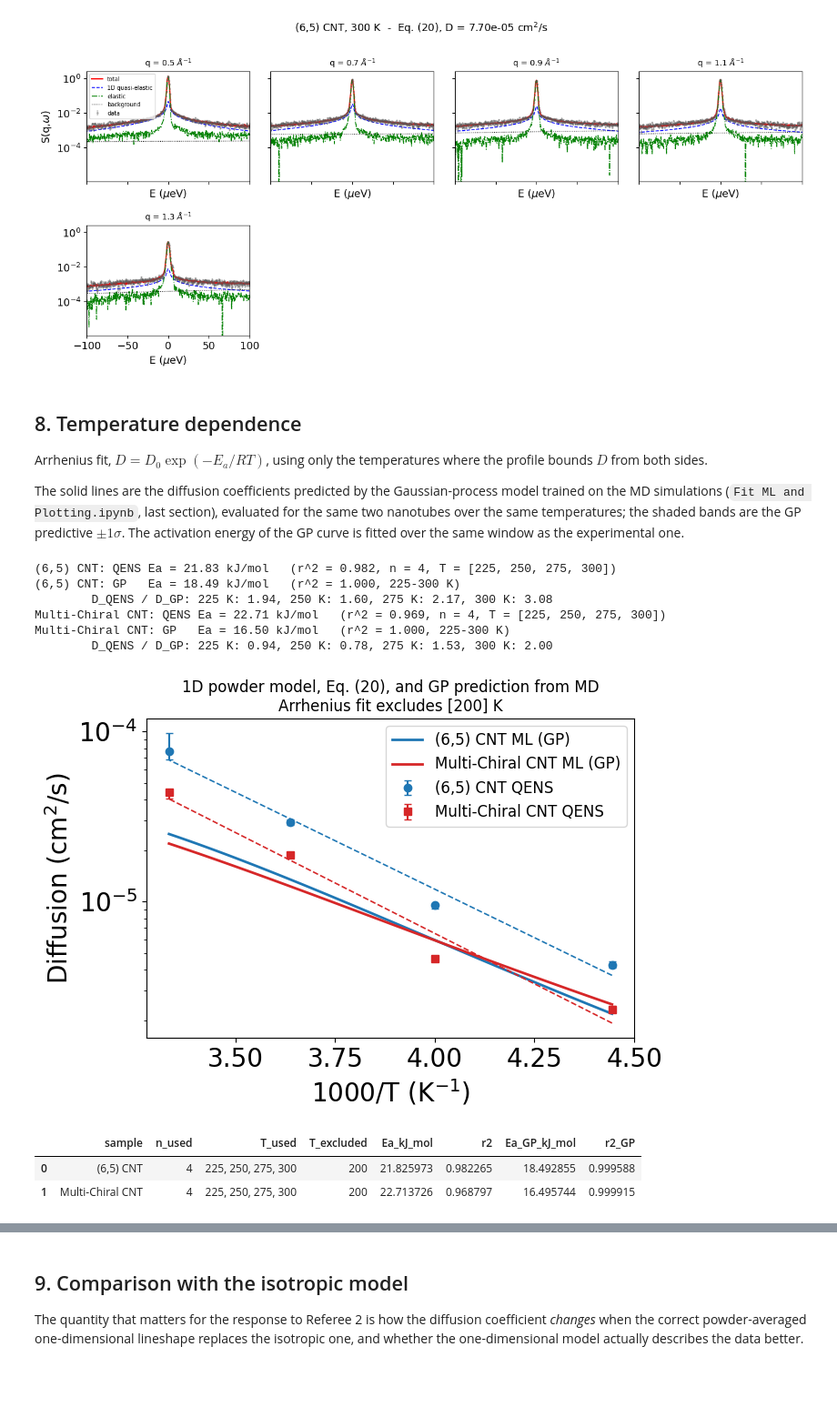
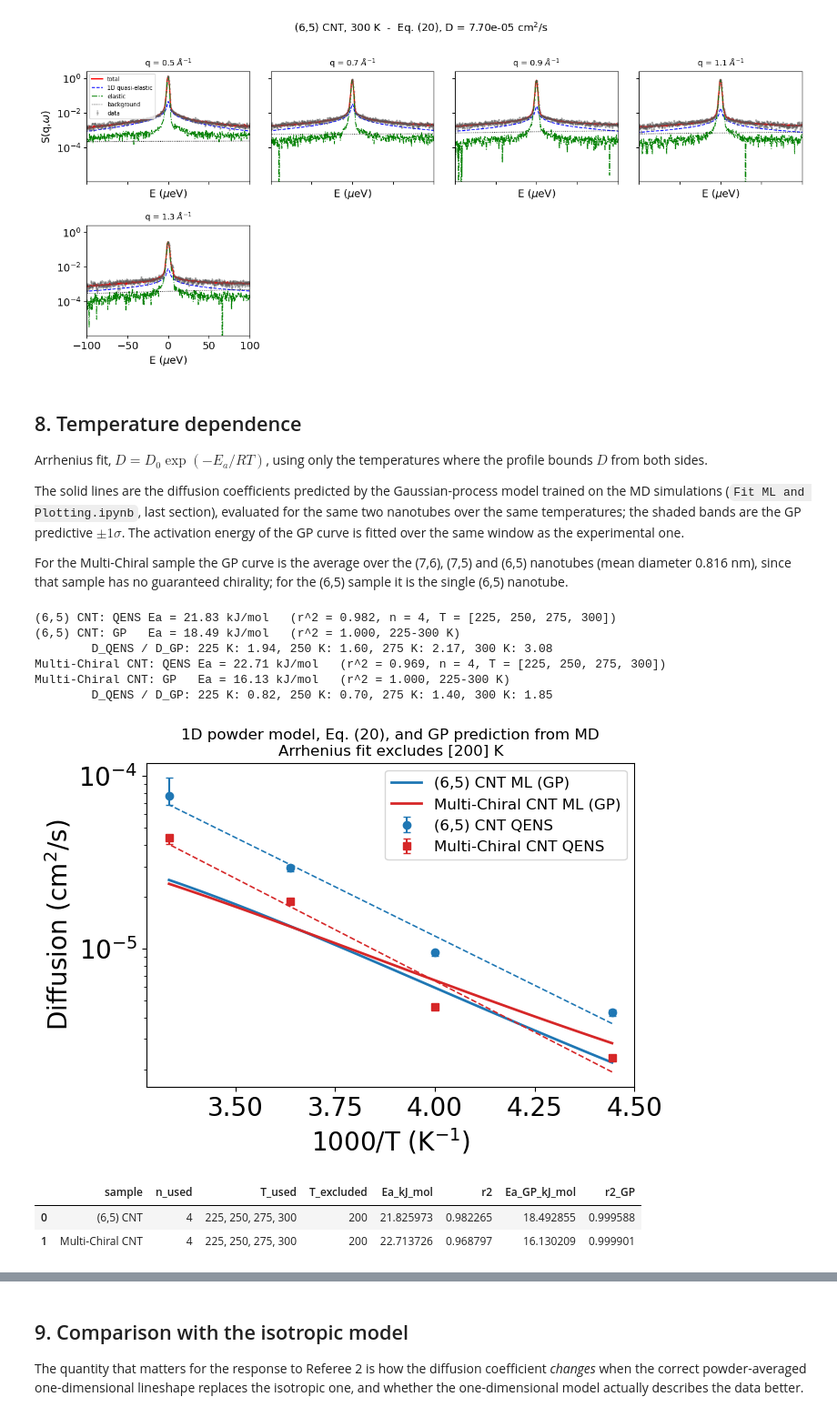
Before and after one commit to huatc/Confined-Water-CNT, a Jupyter notebook: Notebooks/OneD Diffusion QENS Fit.ipynb, the cells around one changed output, grey strips where cells are left out. Shown at 91% size. Cells and saved outputs as stored; diff of their text form; code cells hidden in the pictures; blank space fills up the shorter version.

```diff
--- a/Notebooks/OneD Diffusion QENS Fit.ipynb
+++ b/Notebooks/OneD Diffusion QENS Fit.ipynb
@@ -638,6 +638,10 @@ The solid lines are the diffusion coefficients predicted by the Gaussian-process
 the MD simulations (`Fit ML and Plotting.ipynb`, last section), evaluated for the same two nanotubes
 over the same temperatures; the shaded bands are the GP predictive $\pm 1\sigma$. The activation
 energy of the GP curve is fitted over the same window as the experimental one.
+
+For the Multi-Chiral sample the GP curve is the average over the (7,6), (7,5) and (6,5)
+nanotubes (mean diameter 0.816 nm), since that sample has no guaranteed chirality; for the
+(6,5) sample it is the single (6,5) nanotube.
 # %%
 R_GAS = 8.314  # J/(mol K)
 plt.rcParams.update({'font.size': 20})
@@ -645,7 +649,7 @@ plt.rcParams.update({'font.size': 20})
 # ---- ML prediction: Gaussian-process model trained on the MD dataset ---------
 # Written by the "GP predictions at the QENS geometries" cell at the end of
 # "Fit ML and Plotting.ipynb". The band is the GP predictive +/-1 sigma.
-GP_CSV = Path('../Figures/gp_predicted_D_65_66.csv')
+GP_CSV = Path('../Figures/gp_predicted_D_qens_samples.csv')
 gp_pred = pd.read_csv(GP_CSV) if GP_CSV.exists() else None
 if gp_pred is None:
     print(f'{GP_CSV} not found: run the GP export cell at the end of '
@@ -694,36 +698,36 @@ for sample, (mk, col) in zip(RUNS, (('o', 'tab:blue'), ('s', 'tab:red'))):
                 label=f'{sample} ML (GP)')
         sg = linregress(1/g['T_K'], np.log(g['D_cm2s']))
         Ea_gp = -sg.slope*R_GAS/1000
         rec.update(Ea_GP_kJ_mol=Ea_gp, r2_GP=sg.rvalue**2)
         print(f'{sample}: GP   Ea = {Ea_gp:.2f} kJ/mol   (r^2 = {sg.rvalue**2:.3f}, '
               f'{g["T_K"].min():.0f}-{g["T_K"].max():.0f} K)')
         # QENS / GP ratio at each measured temperature
         D_gp_at_T = g.set_index('T_K')['D_cm2s'].reindex(used['T'].astype(float).values).values
         ratio = used['D_1d_cm2s'].values / D_gp_at_T
         print('        D_QENS / D_GP: ' +
               ', '.join(f'{int(t)} K: {r:.2f}' for t, r in zip(used['T'], ratio)))
     summary.append(rec)
 
 ax.set_yscale('log'); ax.set_xlabel('1000/T (K$^{-1}$)')
 ax.set_ylabel('Diffusion (cm$^2$/s)')
 ax.set_title('1D powder model, Eq. (20), and GP prediction from MD\n'
              f'Arrhenius fit excludes {sorted(EA_EXCLUDE_T)} K', fontsize=12)
 ax.legend(fontsize=12)
 plt.tight_layout()
 plt.savefig(OUT/'arrhenius_1d.png', dpi=DPI, bbox_inches='tight')
 plt.show()
 
 summary_df = pd.DataFrame(summary)
 summary_df.to_csv(OUT/'arrhenius_summary.csv', index=False)
 summary_df
 # %% [output]
 (6,5) CNT: QENS Ea = 21.83 kJ/mol   (r^2 = 0.982, n = 4, T = [225, 250, 275, 300])
 (6,5) CNT: GP   Ea = 18.49 kJ/mol   (r^2 = 1.000, 225-300 K)
         D_QENS / D_GP: 225 K: 1.94, 250 K: 1.60, 275 K: 2.17, 300 K: 3.08
 Multi-Chiral CNT: QENS Ea = 22.71 kJ/mol   (r^2 = 0.969, n = 4, T = [225, 250, 275, 300])
-Multi-Chiral CNT: GP   Ea = 16.50 kJ/mol   (r^2 = 1.000, 225-300 K)
-        D_QENS / D_GP: 225 K: 0.94, 250 K: 0.78, 275 K: 1.53, 300 K: 2.00
+Multi-Chiral CNT: GP   Ea = 16.13 kJ/mol   (r^2 = 1.000, 225-300 K)
+        D_QENS / D_GP: 225 K: 0.82, 250 K: 0.70, 275 K: 1.40, 300 K: 1.85
-[figure, old version]
+[figure, new version]
 |  | sample | n_used | T_used | T_excluded | Ea_kJ_mol | r2 | Ea_GP_kJ_mol | r2_GP |
 | 0 | (6,5) CNT | 4 | 225, 250, 275, 300 | 200 | 21.825973 | 0.982265 | 18.492855 | 0.999588 |
-| 1 | Multi-Chiral CNT | 4 | 225, 250, 275, 300 | 200 | 22.713726 | 0.968797 | 16.495744 | 0.999915 |
+| 1 | Multi-Chiral CNT | 4 | 225, 250, 275, 300 | 200 | 22.713726 | 0.968797 | 16.130209 | 0.999901 |
```
Also changed, not shown: parts of 2 cells of this notebook, 2 other files.
